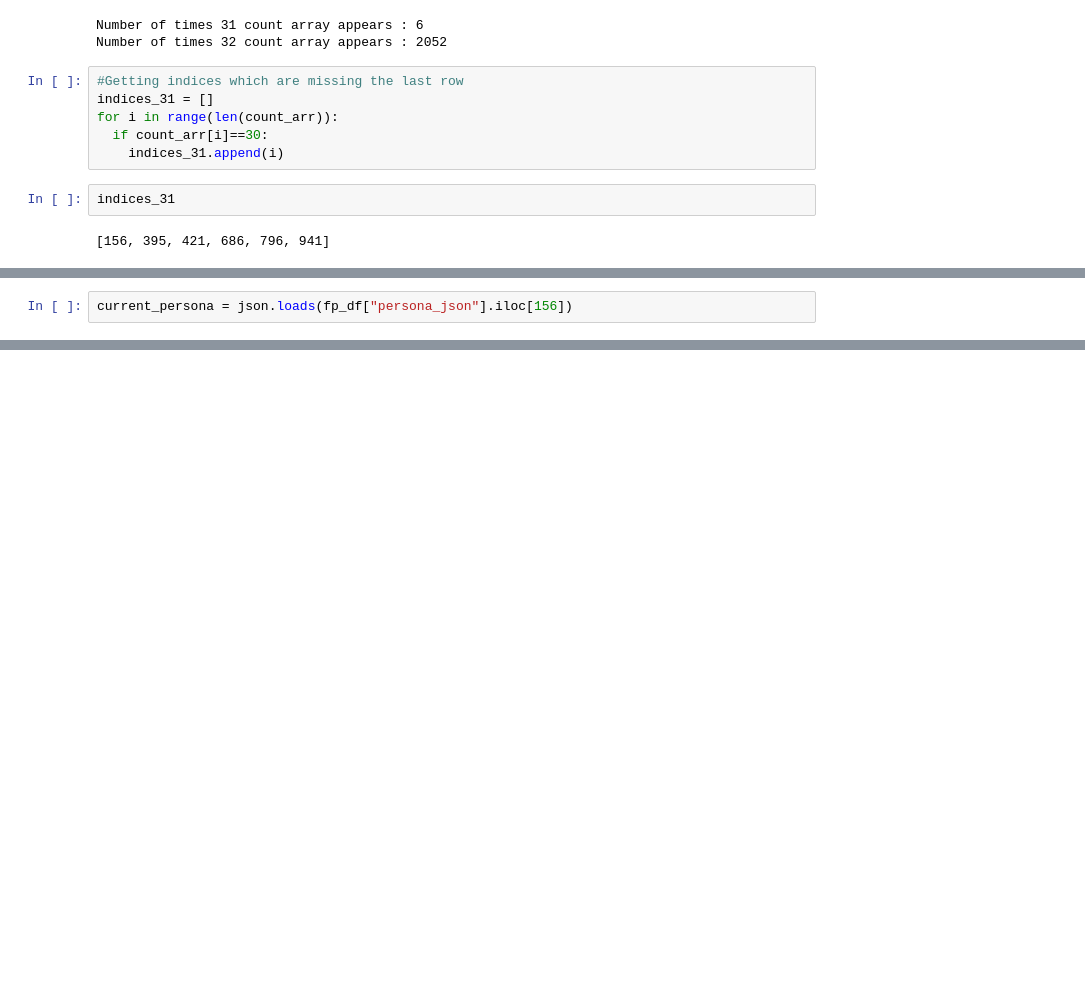
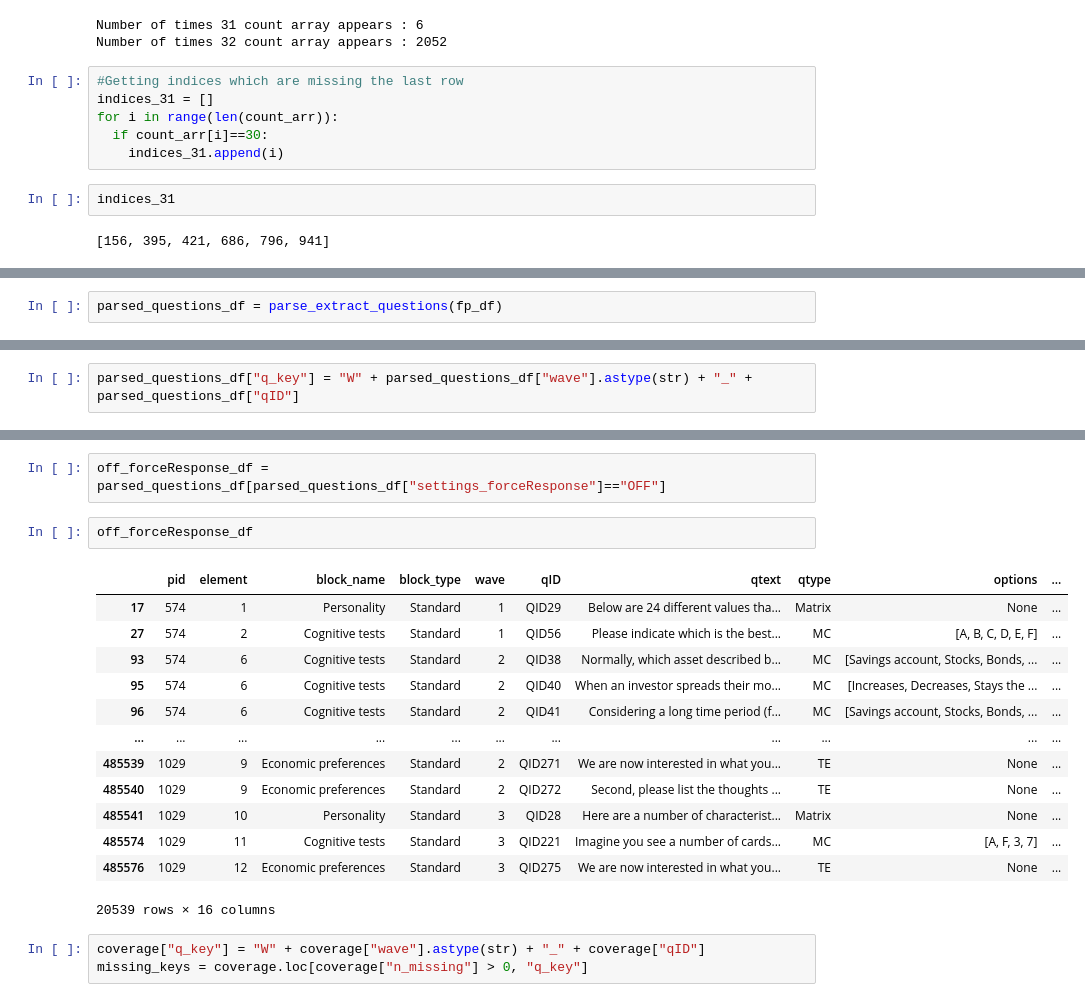
Before and after one commit to yashMaheshBangera/large-behavior-model-twin2k, a Jupyter notebook: notebooks/01_explore.ipynb, the cells around one changed output, grey strips where cells are left out. Cells and saved outputs as stored; diff of their text form; blank space fills up the shorter version.

Commit message:
Updated missing data analysis for full_persona dataset

```diff
--- a/notebooks/01_explore.ipynb
+++ b/notebooks/01_explore.ipynb
@@ -226,2 +108,0 @@ ValueError: If using all scalar values, you must pass an index
-# %%
-current_persona = json.loads(fp_df["persona_json"].iloc[156])
@@ -237,0 +150,2 @@ current_persona_0
+# %%
+parsed_questions_df = parse_extract_questions(fp_df)
@@ -237,0 +297,2 @@ current_persona_0
+# %%
+parsed_questions_df["q_key"] = "W" + parsed_questions_df["wave"].astype(str) + "_" + parsed_questions_df["qID"]
@@ -237,0 +411,21 @@ current_persona_0
+# %%
+off_forceResponse_df = parsed_questions_df[parsed_questions_df["settings_forceResponse"]=="OFF"]
+# %%
+off_forceResponse_df
+# %% [output]
+|  | pid | element | block_name | block_type | wave | qID | qtext | qtype | options | ... |
+| 17 | 574 | 1 | Personality | Standard | 1 | QID29 | Below are 24 different values tha... | Matrix | None | ... |
+| 27 | 574 | 2 | Cognitive tests | Standard | 1 | QID56 | Please indicate which is the best... | MC | [A, B, C, D, E, F] | ... |
+| 93 | 574 | 6 | Cognitive tests | Standard | 2 | QID38 | Normally, which asset described b... | MC | [Savings account, Stocks, Bonds, ... | ... |
+| 95 | 574 | 6 | Cognitive tests | Standard | 2 | QID40 | When an investor spreads their mo... | MC | [Increases, Decreases, Stays the ... | ... |
+| 96 | 574 | 6 | Cognitive tests | Standard | 2 | QID41 | Considering a long time period (f... | MC | [Savings account, Stocks, Bonds, ... | ... |
+| ... | ... | ... | ... | ... | ... | ... | ... | ... | ... | ... |
+| 485539 | 1029 | 9 | Economic preferences | Standard | 2 | QID271 | We are now interested in what you... | TE | None | ... |
+| 485540 | 1029 | 9 | Economic preferences | Standard | 2 | QID272 | Second, please list the thoughts ... | TE | None | ... |
+| 485541 | 1029 | 10 | Personality | Standard | 3 | QID28 | Here are a number of characterist... | Matrix | None | ... |
+| 485574 | 1029 | 11 | Cognitive tests | Standard | 3 | QID221 | Imagine you see a number of cards... | MC | [A, F, 3, 7] | ... |
+| 485576 | 1029 | 12 | Economic preferences | Standard | 3 | QID275 | We are now interested in what you... | TE | None | ... |
+20539 rows × 16 columns
+# %%
+coverage["q_key"] = "W" + coverage["wave"].astype(str) + "_" + coverage["qID"]
+missing_keys = coverage.loc[coverage["n_missing"] > 0, "q_key"]
```
Also changed, not shown: parts of 45 cells of this notebook.
